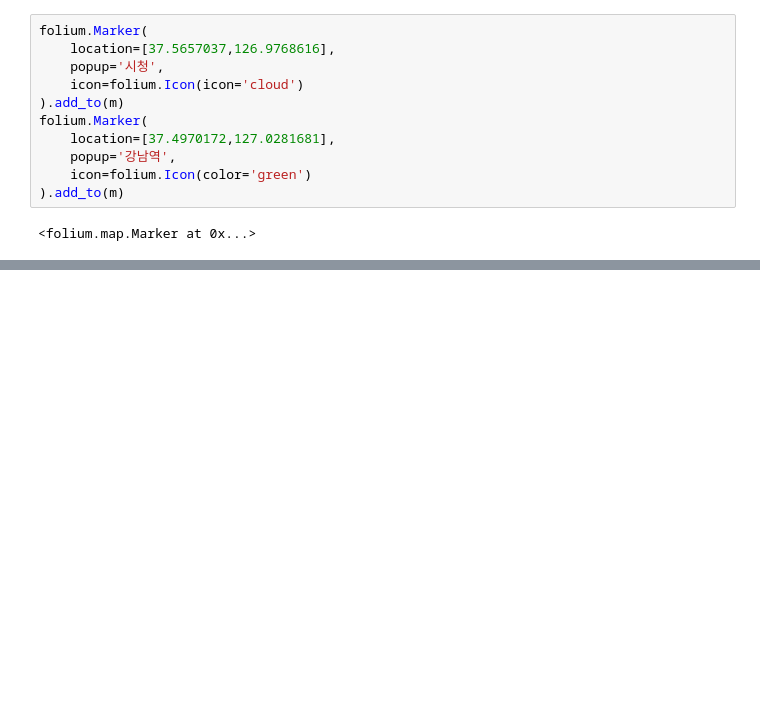
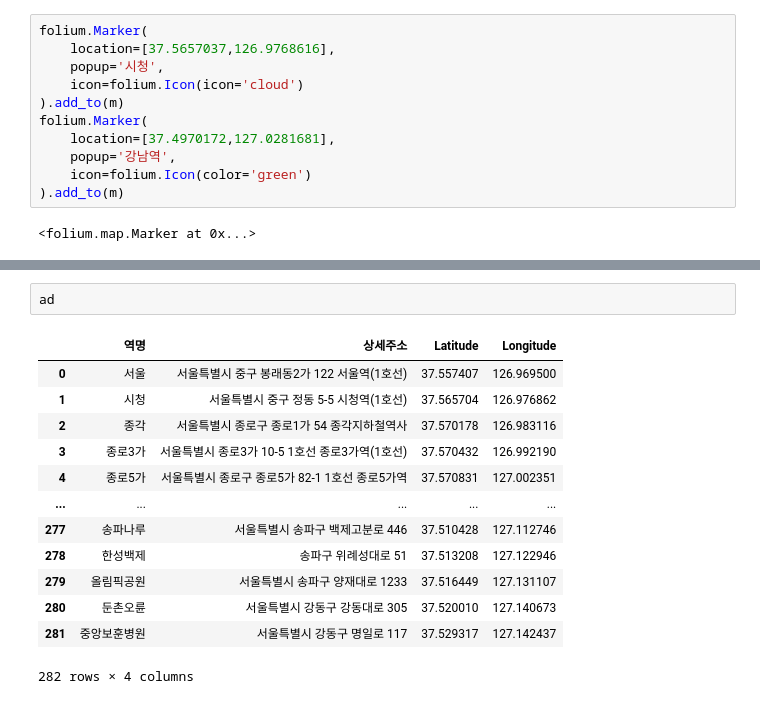
Before and after one commit to choihana/covid19_visualize, a Jupyter notebook: address_crawling.ipynb, the cells around one changed output, grey strips where cells are left out. Drawn from its saved outputs; the diff is of its cells as text; blank space fills up the shorter version.

```diff
--- a/address_crawling.ipynb
+++ b/address_crawling.ipynb
@@ -170,3 +182,19 @@ folium.Marker(
 m
 # %% [output]
 [interactive output not drawn]
+# %%
+ad
+# %% [output]
+|  | 역명 | 상세주소 | Latitude | Longitude |
+| 0 | 서울 | 서울특별시 중구 봉래동2가 122 서울역(1호선) | 37.557407 | 126.969500 |
+| 1 | 시청 | 서울특별시 중구 정동 5-5 시청역(1호선) | 37.565704 | 126.976862 |
+| 2 | 종각 | 서울특별시 종로구 종로1가 54 종각지하철역사 | 37.570178 | 126.983116 |
+| 3 | 종로3가 | 서울특별시 종로3가 10-5 1호선 종로3가역(1호선) | 37.570432 | 126.992190 |
+| 4 | 종로5가 | 서울특별시 종로구 종로5가 82-1 1호선 종로5가역 | 37.570831 | 127.002351 |
+| ... | ... | ... | ... | ... |
+| 277 | 송파나루 | 서울특별시 송파구 백제고분로 446 | 37.510428 | 127.112746 |
+| 278 | 한성백제 | 송파구 위례성대로 51 | 37.513208 | 127.122946 |
+| 279 | 올림픽공원 | 서울특별시 송파구 양재대로 1233 | 37.516449 | 127.131107 |
+| 280 | 둔촌오륜 | 서울특별시 강동구 강동대로 305 | 37.520010 | 127.140673 |
+| 281 | 중앙보훈병원 | 서울특별시 강동구 명일로 117 | 37.529317 | 127.142437 |
+282 rows × 4 columns
```
Also changed, not shown: parts of 15 cells of this notebook, 1 other file.
